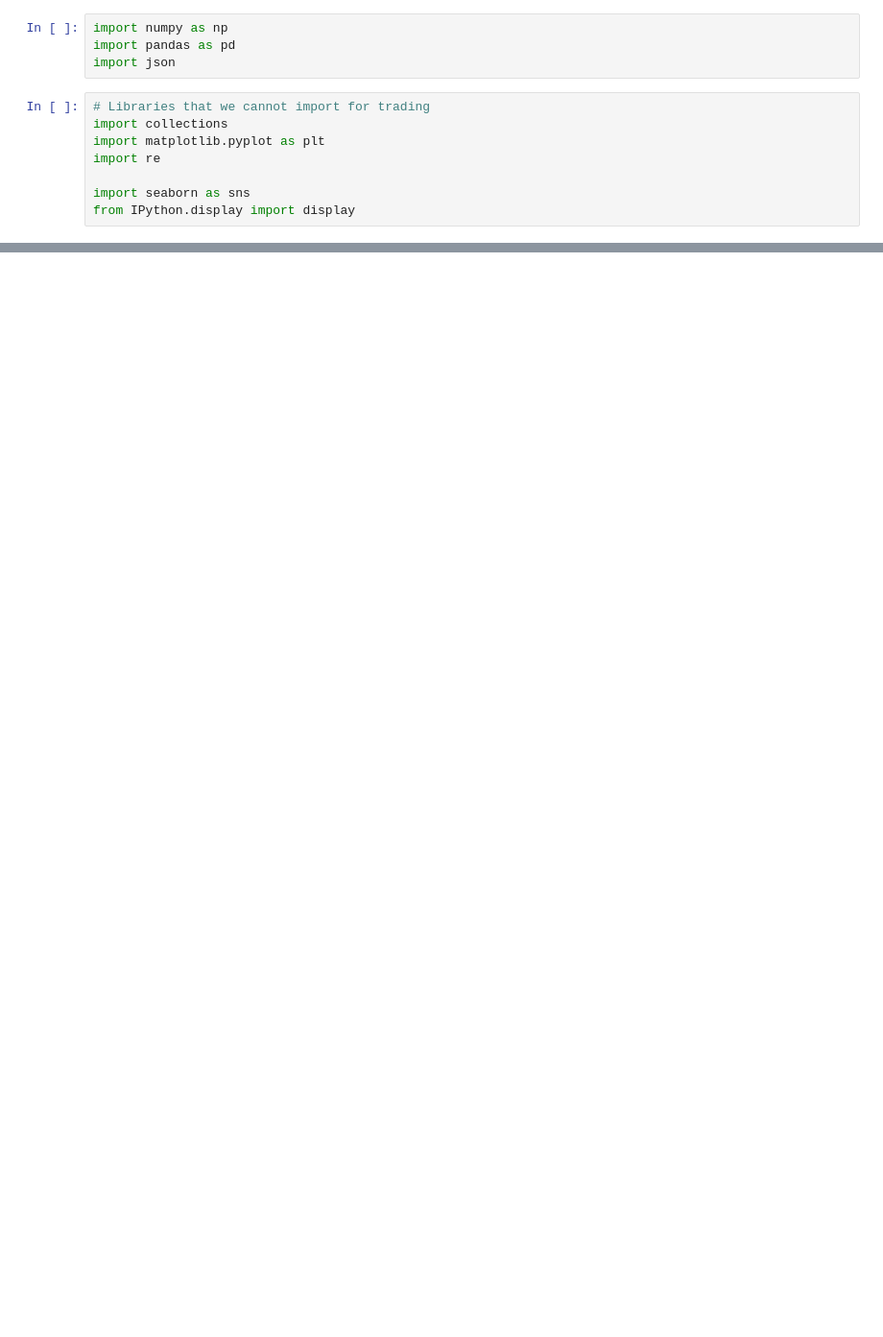
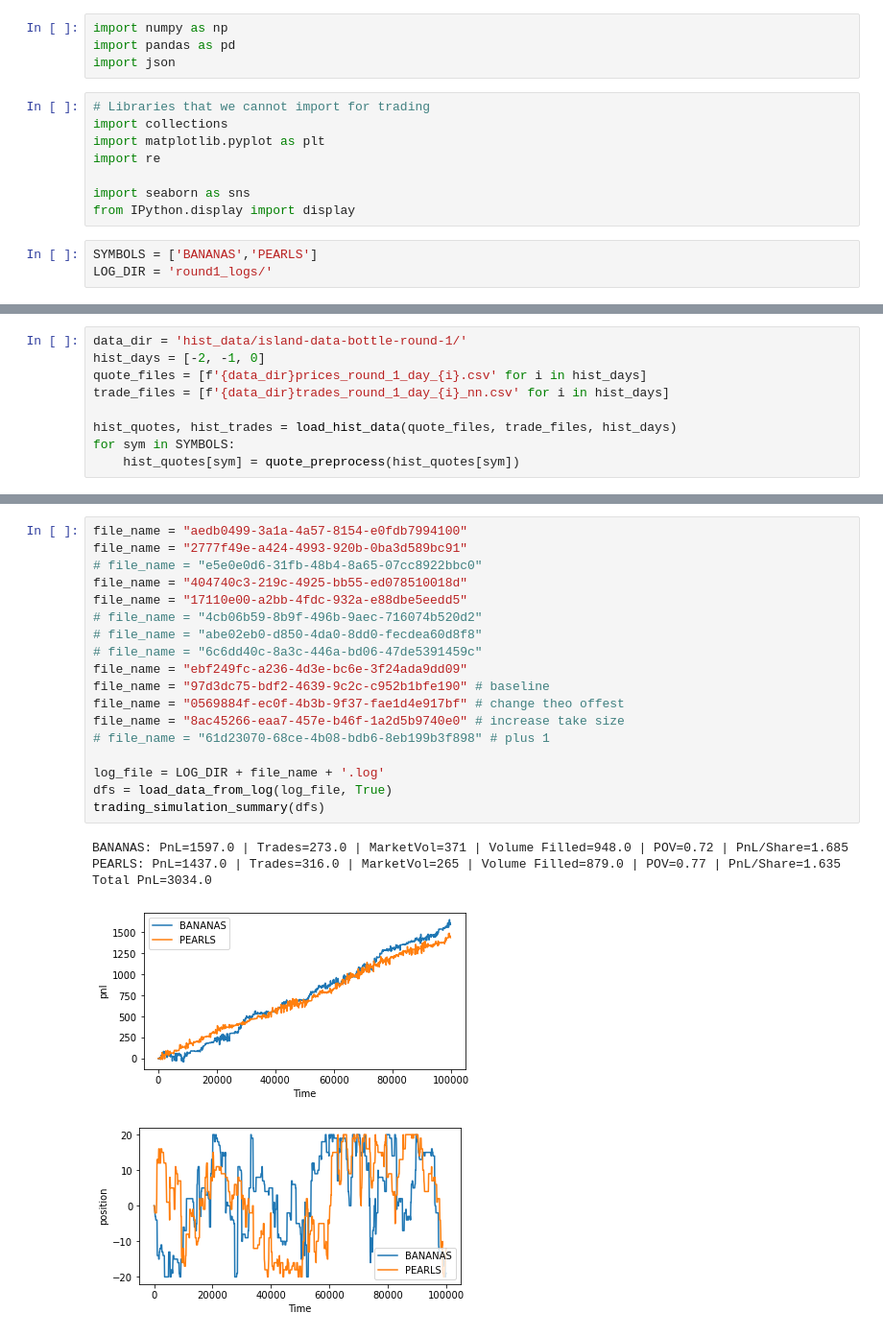
Before and after one commit to XiuLuoShen/imc_prosperity, a Jupyter notebook: Round1.ipynb, the cells around one changed output, grey strips where cells are left out. Shown at 96% size. Saved outputs shown, nothing was run; the diff lists cells and outputs as text; blank space fills up the shorter version.

```diff
--- a/Round1.ipynb
+++ b/Round1.ipynb
@@ -10,3 +10,6 @@ import re
 
 import seaborn as sns
 from IPython.display import display
+# %%
+SYMBOLS = ['BANANAS','PEARLS']
+LOG_DIR = 'round1_logs/'
@@ -290,0 +213,9 @@ def augment_trade_data(trades):
+# %%
+data_dir = 'hist_data/island-data-bottle-round-1/'
+hist_days = [-2, -1, 0]
+quote_files = [f'{data_dir}prices_round_1_day_{i}.csv' for i in hist_days]
+trade_files = [f'{data_dir}trades_round_1_day_{i}_nn.csv' for i in hist_days]
+
+hist_quotes, hist_trades = load_hist_data(quote_files, trade_files, hist_days)
+for sym in SYMBOLS:
+    hist_quotes[sym] = quote_preprocess(hist_quotes[sym])
@@ -290,0 +557,24 @@ def augment_trade_data(trades):
+# %%
+file_name = "aedb0499-3a1a-4a57-8154-e0fdb7994100"
+file_name = "2777f49e-a424-4993-920b-0ba3d589bc91"
+# file_name = "e5e0e0d6-31fb-48b4-8a65-07cc8922bbc0"
+file_name = "404740c3-219c-4925-bb55-ed078510018d"
+file_name = "17110e00-a2bb-4fdc-932a-e88dbe5eedd5"
+# file_name = "4cb06b59-8b9f-496b-9aec-716074b520d2"
+# file_name = "abe02eb0-d850-4da0-8dd0-fecdea60d8f8"
+# file_name = "6c6dd40c-8a3c-446a-bd06-47de5391459c"
+file_name = "ebf249fc-a236-4d3e-bc6e-3f24ada9dd09"
+file_name = "97d3dc75-bdf2-4639-9c2c-c952b1bfe190" # baseline
+file_name = "0569884f-ec0f-4b3b-9f37-fae1d4e917bf" # change theo offest
+file_name = "8ac45266-eaa7-457e-b46f-1a2d5b9740e0" # increase take size
+# file_name = "61d23070-68ce-4b08-bdb6-8eb199b3f898" # plus 1
+
+log_file = LOG_DIR + file_name + '.log'
+dfs = load_data_from_log(log_file, True)
+trading_simulation_summary(dfs)
+# %% [output]
+BANANAS: PnL=1597.0 | Trades=273.0 | MarketVol=371 | Volume Filled=948.0 | POV=0.72 | PnL/Share=1.685
+PEARLS: PnL=1437.0 | Trades=316.0 | MarketVol=265 | Volume Filled=879.0 | POV=0.77 | PnL/Share=1.635
+Total PnL=3034.0
+[figure, added]
+[figure, added]
```
Also changed, not shown: parts of 26 cells of this notebook, 4 other files.
